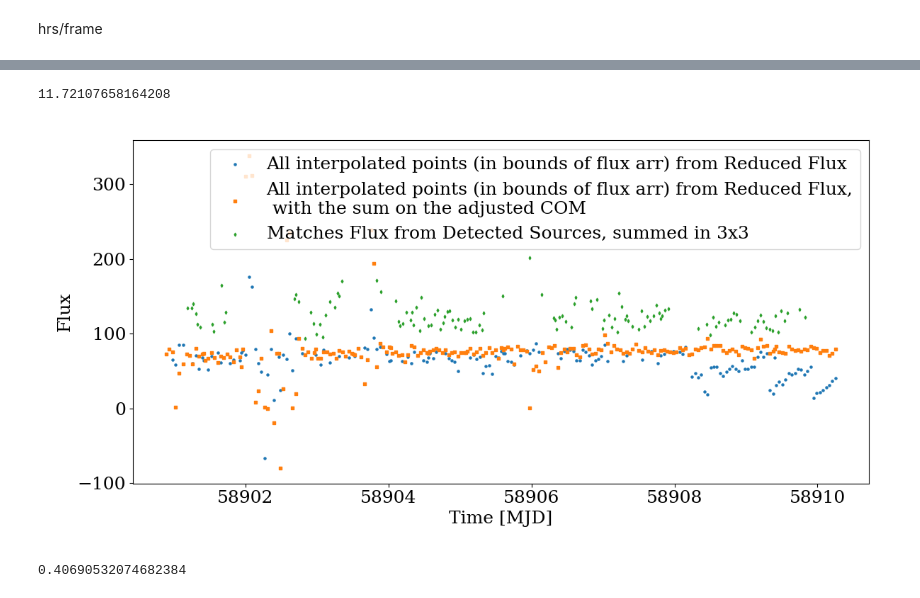
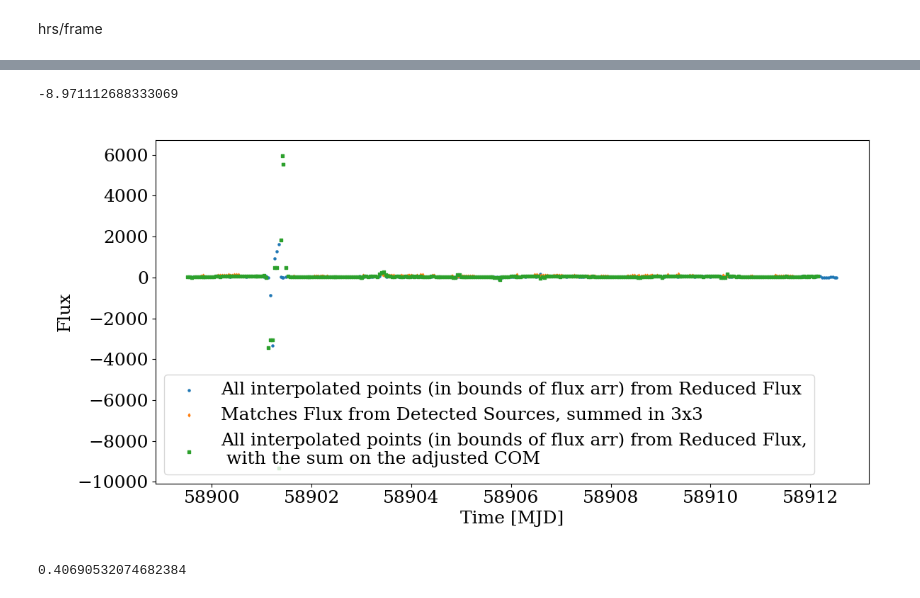
Before and after one commit to ble61/ASTR480, a Jupyter notebook: Test Code/allDataTest.ipynb, the cells around one changed output, grey strips where cells are left out. Cells and saved outputs as stored; diff of their text form; code cells hidden in the pictures.

```diff
--- a/Test Code/allDataTest.ipynb
+++ b/Test Code/allDataTest.ipynb
@@ -30,7 +30,7 @@ cut = 8
 
 interpedPos = pd.read_csv(f"./InterpolatedQuerryResult_{sector}_{cam}_{ccd}_{cut}.csv")
 
-name = " Ruff "
+name = " 1999 JE82 "
 
 interpedNamePosIDs = interpedPos.index[interpedPos["Name"] == name]
 interpedNamePos = interpedPos.loc[interpedNamePosIDs]
@@ -190,5 +191,5 @@ The PostScript backend does not support transparency; partially transparent arti
 # %%
-point =42
+point = np.argmax(sum)
 numPx = 20
 
 #????looks like x and y is flipped
@@ -246,27 +248,29 @@ for f,y,x in zip(fsIn, ysIn, xsIn): #????looks like x and y is flipped
 # %%
 pSize = 5
 fig, ax = plt.subplots(1,1,figsize=(12,6))
 ax.set_xlabel("Time [MJD]")
 ax.set_ylabel("Flux")
 
 ax.scatter(frameTimes[fsIn], sumFluxes, s=pSize, label = "All interpolated points (in bounds of flux arr) from Reduced Flux ")
 
-ax.scatter(frameTimes[fsIn], sumFluxesCom, s=pSize, marker ="s", label = "All interpolated points (in bounds of flux arr) from Reduced Flux,\n with the sum on the adjusted COM ")
+ax.scatter(matchedNamePos["Time"]-timeOffset, matchedNamePos["flux"], s=pSize,marker="d", label = f"Matches Flux from Detected Sources, summed in 3x3")
+
+ax.scatter(frameTimes[fsIn[:len(sumFluxesCom)]], sumFluxesCom, s=pSize, marker ="s", label = "All interpolated points (in bounds of flux arr) from Reduced Flux,\n with the sum on the adjusted COM ")
 
 matchedMeanFlux = np.mean(matchedNamePos["flux"])
 
 # ax.scatter(matchedNamePos["Time"]-timeOffset, matchedNamePos["flux"]-matchedMeanFlux, s=pSize, label = f"Matches Flux from Detected Sources (around 0 by subtracting mean = {matchedMeanFlux.round(2)})")
 
-ax.scatter(matchedNamePos["Time"]-timeOffset, matchedNamePos["flux"], s=pSize,marker="d", label = f"Matches Flux from Detected Sources, summed in 3x3")
+
 
 ax.legend()
 
 
 
 np.mean(sumFluxesCom)-np.mean(sumFluxes)
 # %% [output]
-11.72107658164208
+-8.971112688333069
-[figure, old version]
+[figure, new version]
 # %%
 
 detectedPix = SkyCoord(matchedNamePos["RA"], matchedNamePos["Dec"], unit="deg" )
```
Also changed, not shown: parts of 5 cells of this notebook, 39 other files.
